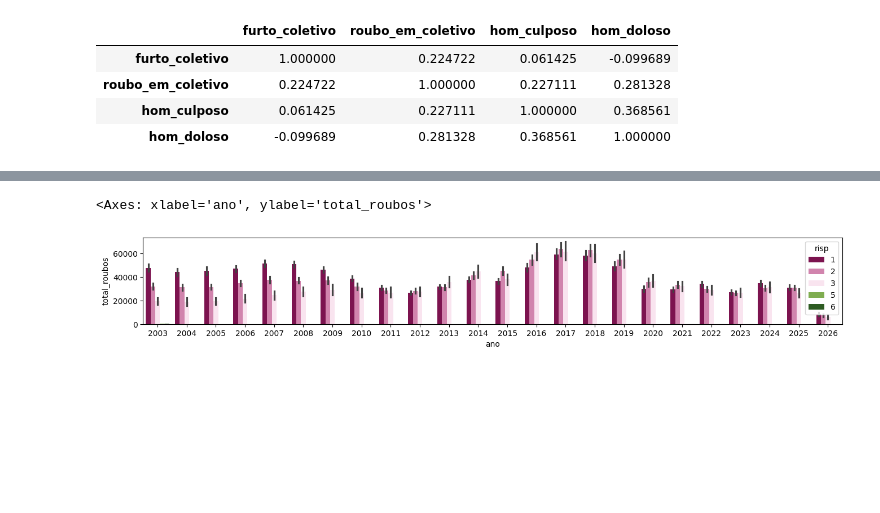
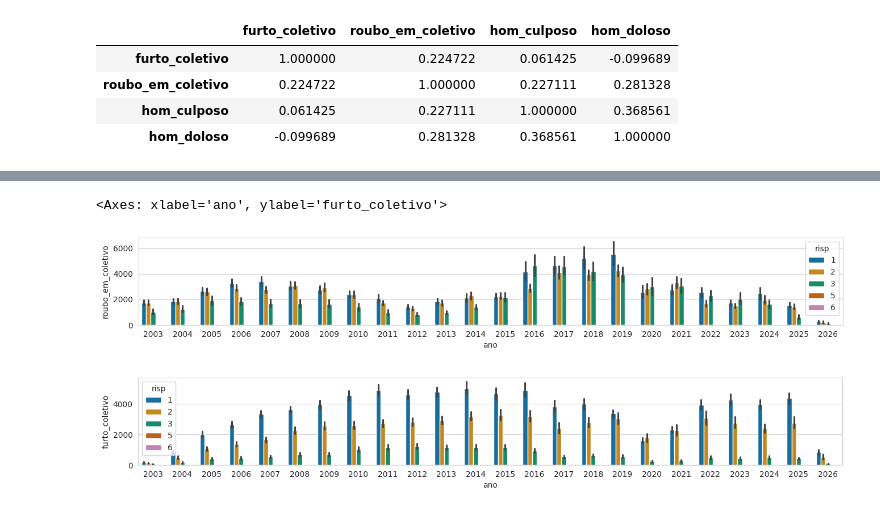
Before and after one commit to UFRJ-Analytica/PS-2026.1, a Jupyter notebook: notebooks/analiseexploratoria.ipynb, the cells around one changed output, grey strips where cells are left out. Drawn from its saved outputs; the diff is of its cells as text; code cells hidden in the pictures; blank space fills up the shorter version.

Commit message:
ADD: Buscando correlações com furtos e roubos em coletivos

```diff
--- a/notebooks/analiseexploratoria.ipynb
+++ b/notebooks/analiseexploratoria.ipynb
@@ -36,2 +36,7 @@ Determinando paleta de cores dos gráficos
 # %%
-sns.set_palette(palette='PiYG')
+sequentialpalette = sns.color_palette('inferno')
+qualitativepalette = sns.color_palette('colorblind')
+
+sns.set_palette(palette=sequentialpalette)
+
+sns.set_style("whitegrid")
@@ -125,8 +130,10 @@ df[["furto_coletivo", "roubo_em_coletivo", "hom_culposo", "hom_doloso"]].corr()
 # %%
-# df[["furto_coletivo", "ano"]].plot(x="ano")
+
 plt.figure(figsize=(16,2))
-sns.barplot(data=df, x="ano", y="total_roubos", hue="risp", estimator="sum", palette='PiYG')
-# df.plot.line(x="ano", y="furto_coletivo", hue="cisp")
+sns.barplot(data=df, x="ano", y="roubo_em_coletivo", hue="risp", estimator="sum", palette=qualitativepalette)
+plt.figure(figsize=(16,2))
+sns.barplot(data=df, x="ano", y="furto_coletivo", hue="risp", estimator="sum", palette=qualitativepalette)
 # %% [output]
-<Axes: xlabel='ano', ylabel='total_roubos'>
+<Axes: xlabel='ano', ylabel='furto_coletivo'>
-[figure, old version]
+[figure, new version]
+[figure, added]
```
Also changed, not shown: parts of 12 cells of this notebook.
